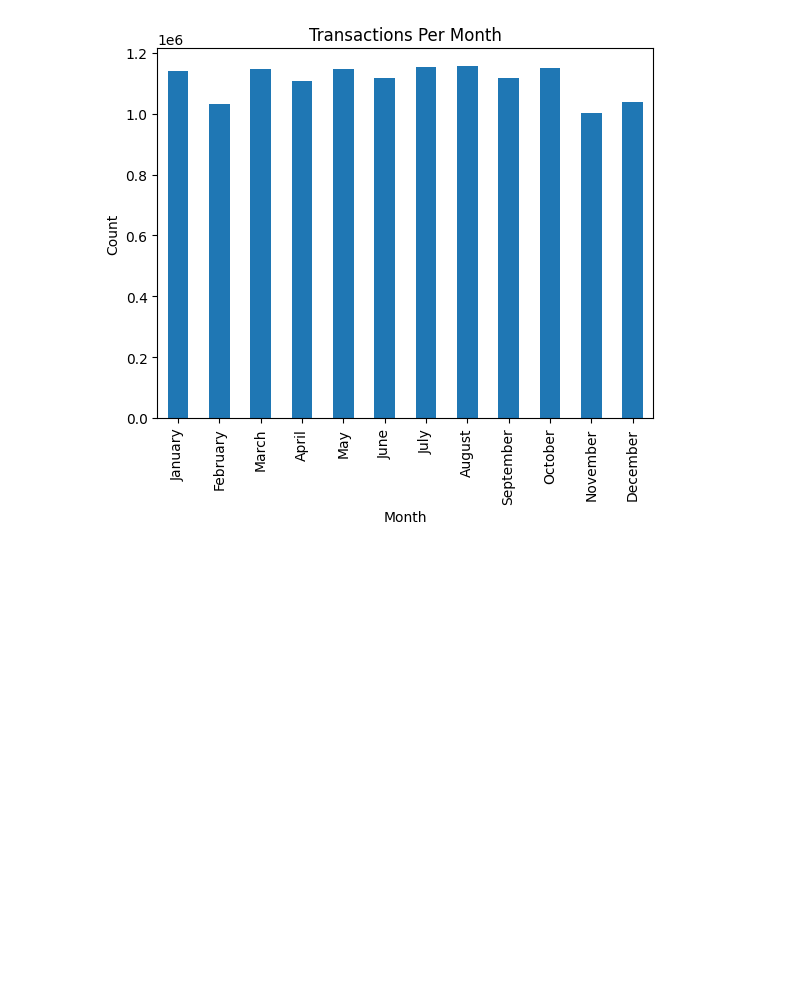
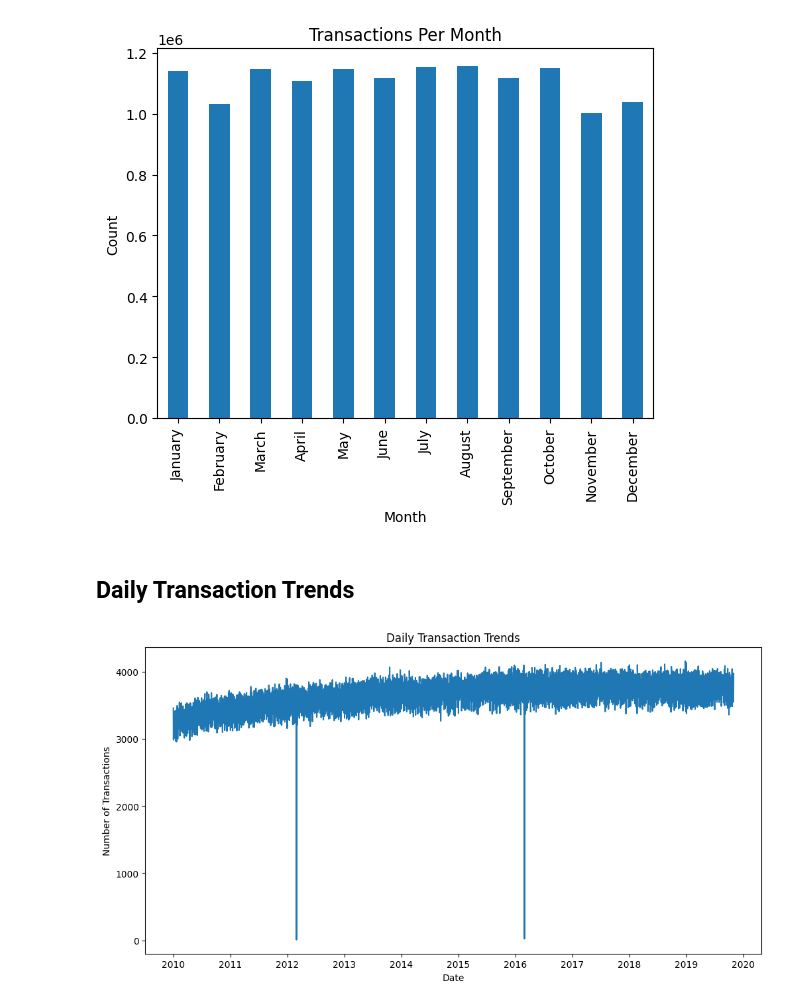
Before and after one commit to SOURAVSHEEL/Fraud-Detection-, a Jupyter notebook: notebooks/data_exploration_merged_data.ipynb, the cells around one changed output. Saved outputs shown, nothing was run; the diff lists cells and outputs as text; code cells hidden in the pictures; blank space fills up the shorter version.

Commit message:
data more visulizations

```diff
--- a/notebooks/data_exploration_merged_data.ipynb
+++ b/notebooks/data_exploration_merged_data.ipynb
@@ -6,11 +6,11 @@ import json
 import matplotlib.pyplot as plt
 import seaborn as sns
 # %%
-users_data_path = r"C:\Users\soura\Desktop\DATA SCIENCE\Fraud Detection\data\users_data.csv"
-transactions_data_path = r"C:\Users\soura\Desktop\DATA SCIENCE\Fraud Detection\data\transactions_data.csv"
-card_data_path = r"C:\Users\soura\Desktop\DATA SCIENCE\Fraud Detection\data\cards_data.csv"
-mcc_codes_path = r"C:\Users\soura\Desktop\DATA SCIENCE\Fraud Detection\data\mcc_codes.json"
-fraud_labels_path = r"C:\Users\soura\Desktop\DATA SCIENCE\Fraud Detection\data\train_fraud_labels.json"
+users_data_path = r"C:\Users\soura\OneDrive\Desktop\Projects\Fraud Detection\data\users_data.csv"
+transactions_data_path = r"C:\Users\soura\OneDrive\Desktop\Projects\Fraud Detection\data\transactions_data.csv"
+card_data_path = r"C:\Users\soura\OneDrive\Desktop\Projects\Fraud Detection\data\cards_data.csv"
+mcc_codes_path = r"C:\Users\soura\OneDrive\Desktop\Projects\Fraud Detection\data\mcc_codes.json"
+fraud_labels_path = r"C:\Users\soura\OneDrive\Desktop\Projects\Fraud Detection\data\train_fraud_labels.json"
 # %%
 # Load the JSON data from the file
 with open(mcc_codes_path, 'r') as file:
@@ -625,3 +624,14 @@ plt.ylabel('Count')
 plt.show()
 # %% [output]
 [figure]
+# %% [markdown]
+## Daily Transaction Trends
+# %%
+daily_transactions = df.groupby(df['date'].dt.date)['transaction_id'].count()
+daily_transactions.plot(figsize=(12, 6))
+plt.title('Daily Transaction Trends')
+plt.xlabel('Date')
+plt.ylabel('Number of Transactions')
+plt.show()
+# %% [output]
+[figure, added]
```
Also changed, not shown: parts of 9 cells of this notebook.
